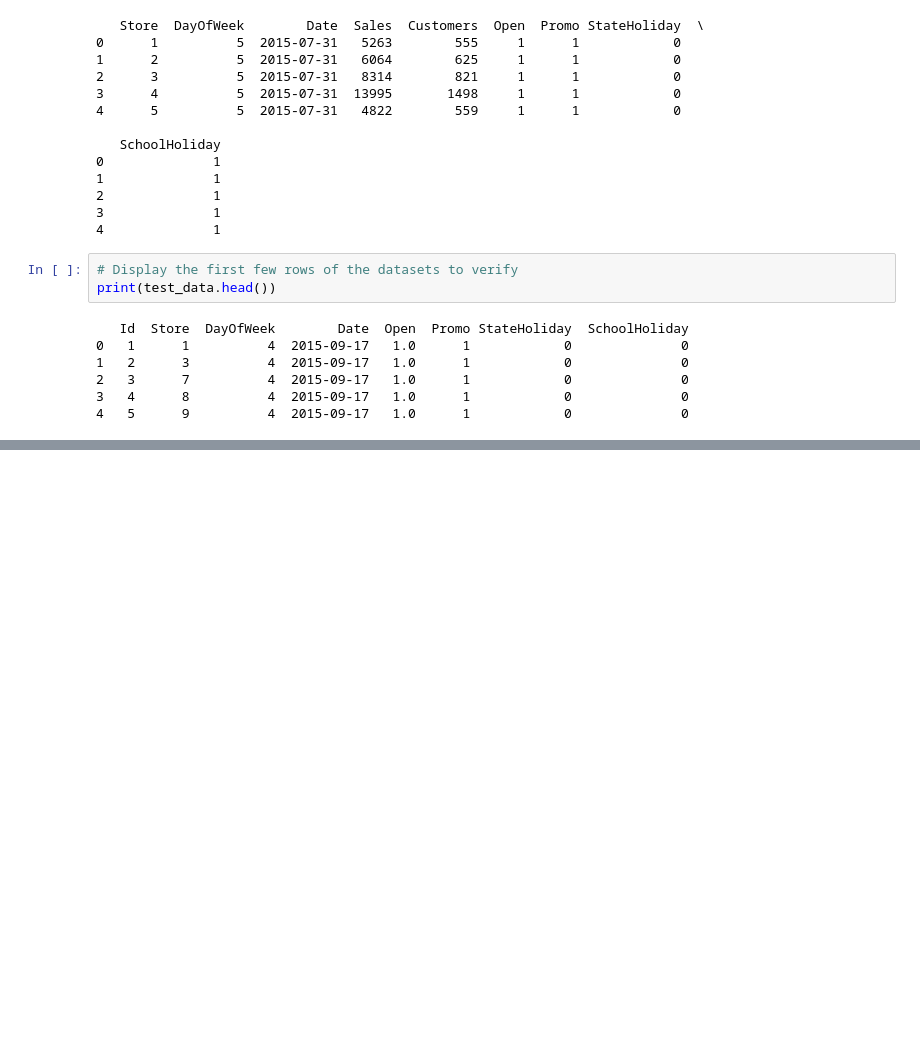
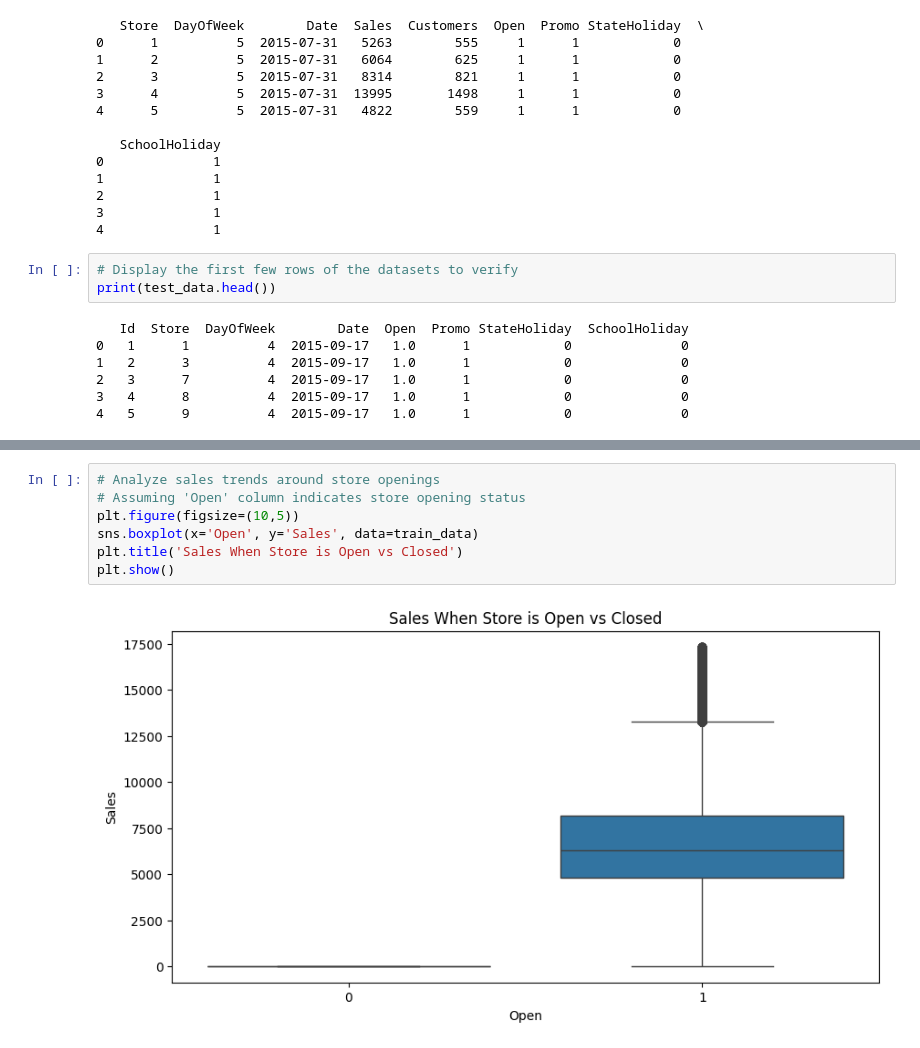
Before and after one commit to abrahamekeffale/week-4, a Jupyter notebook: Notebooks/EDA.ipynb, the cells around one changed output, grey strips where cells are left out. Drawn from its saved outputs; the diff is of its cells as text; blank space fills up the shorter version.

```diff
--- a/Notebooks/EDA.ipynb
+++ b/Notebooks/EDA.ipynb
@@ -68,0 +134,9 @@ plot_boxplot(train_data, 'Promo', 'Sales', 'Sales With and Without Promotions')
+# %%
+# Analyze sales trends around store openings
+# Assuming 'Open' column indicates store opening status
+plt.figure(figsize=(10,5))
+sns.boxplot(x='Open', y='Sales', data=train_data)
+plt.title('Sales When Store is Open vs Closed')
+plt.show()
+# %% [output]
+[figure, added]
```
Also changed, not shown: parts of 9 cells of this notebook, 2 other files.
